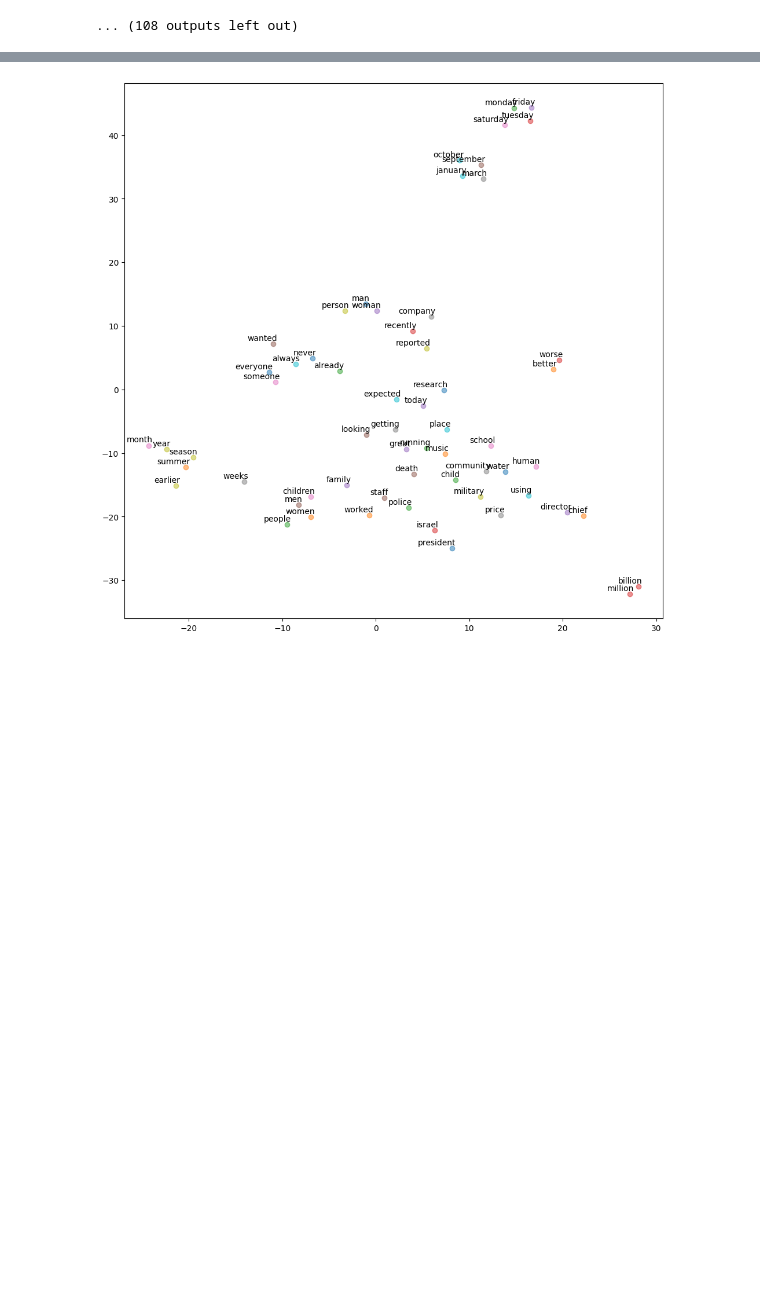
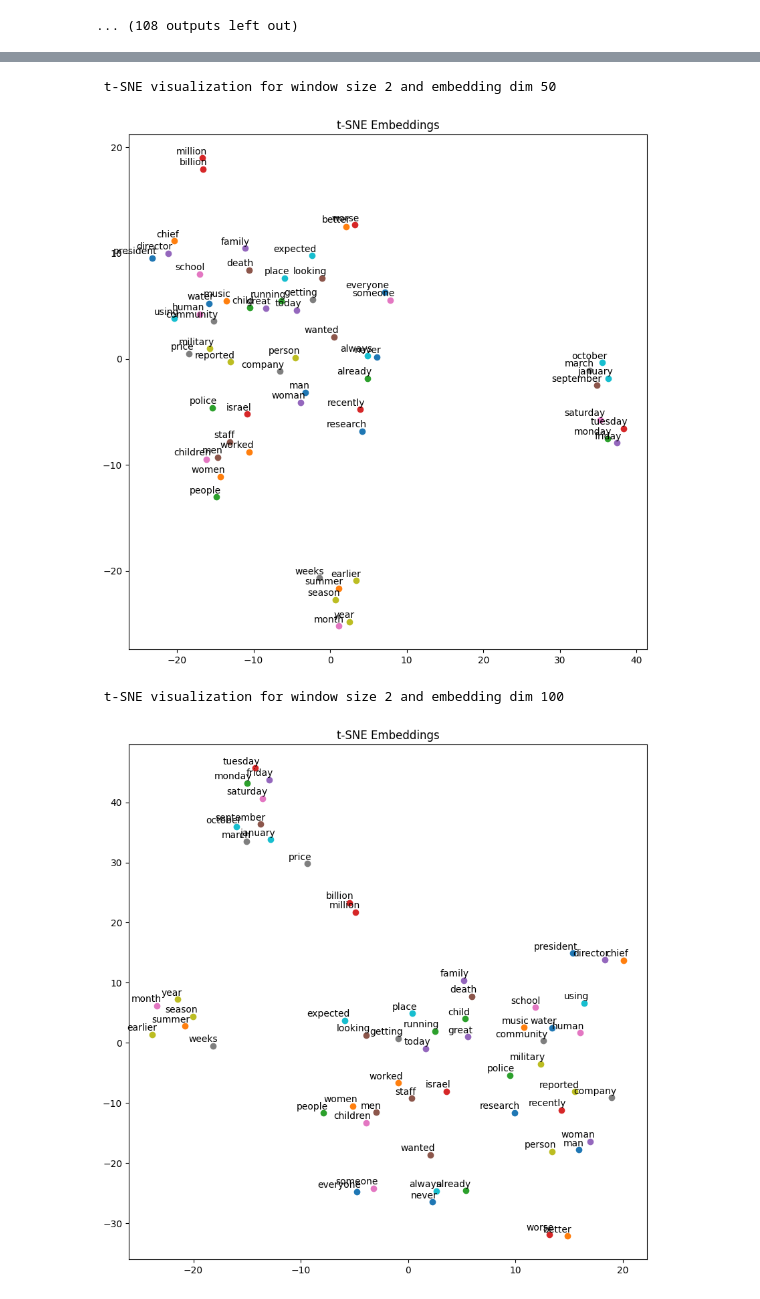
Before and after one commit to daniiprietoo/LM-project, a Jupyter notebook: LM_Practice.ipynb, the cells around one changed output, grey strips where cells are left out. Cells and saved outputs as stored; diff of their text form; code cells hidden in the pictures; blank space fills up the shorter version.

```diff
--- a/LM_Practice.ipynb
+++ b/LM_Practice.ipynb
@@ -368,4 +372,13 @@ visualize_tsne_embeddings(target_words, trained_embeddings, word_to_index)
 # %%
-visualize_all_tsne_embeddings(trained_embeddings, word_to_index, target_words)
+for w_size, e_dim in [(w, e) for w in WINDOW_SIZES for e in EMBEDDING_DIMS]:
+    if (w_size, e_dim) in experiments:
+        print(
+            f"\n t-SNE visualization for window size {w_size} and embedding dim {e_dim}"
+        )
+        embeddings = experiments[(w_size, e_dim)]["embeddings"]
+        visualize_tsne_embeddings(target_words, embeddings, word_to_index)
 # %% [output]
+ t-SNE visualization for window size 2 and embedding dim 50
-[figure, old version]
+[figure, new version]
+ t-SNE visualization for window size 2 and embedding dim 100
+[figure, added]
```
Also changed, not shown: parts of 12 cells of this notebook, 10 other files.
